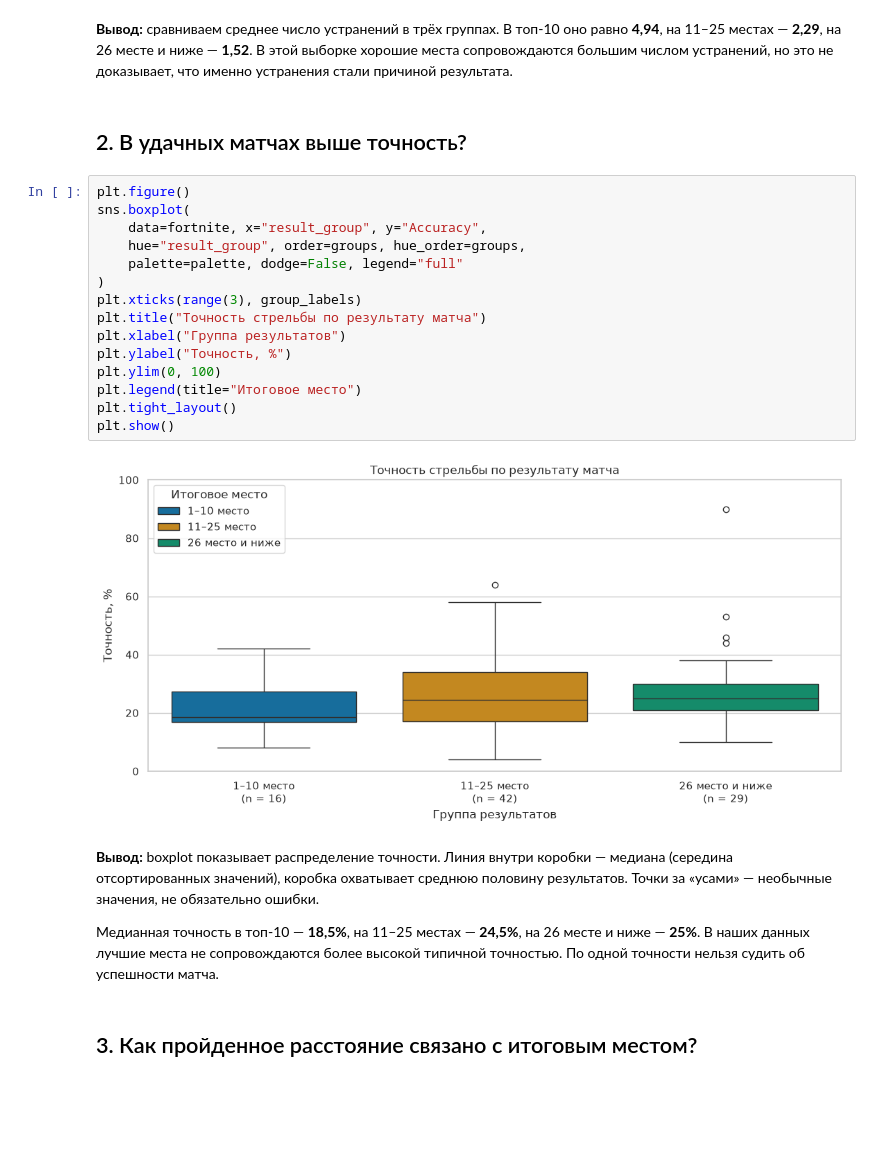
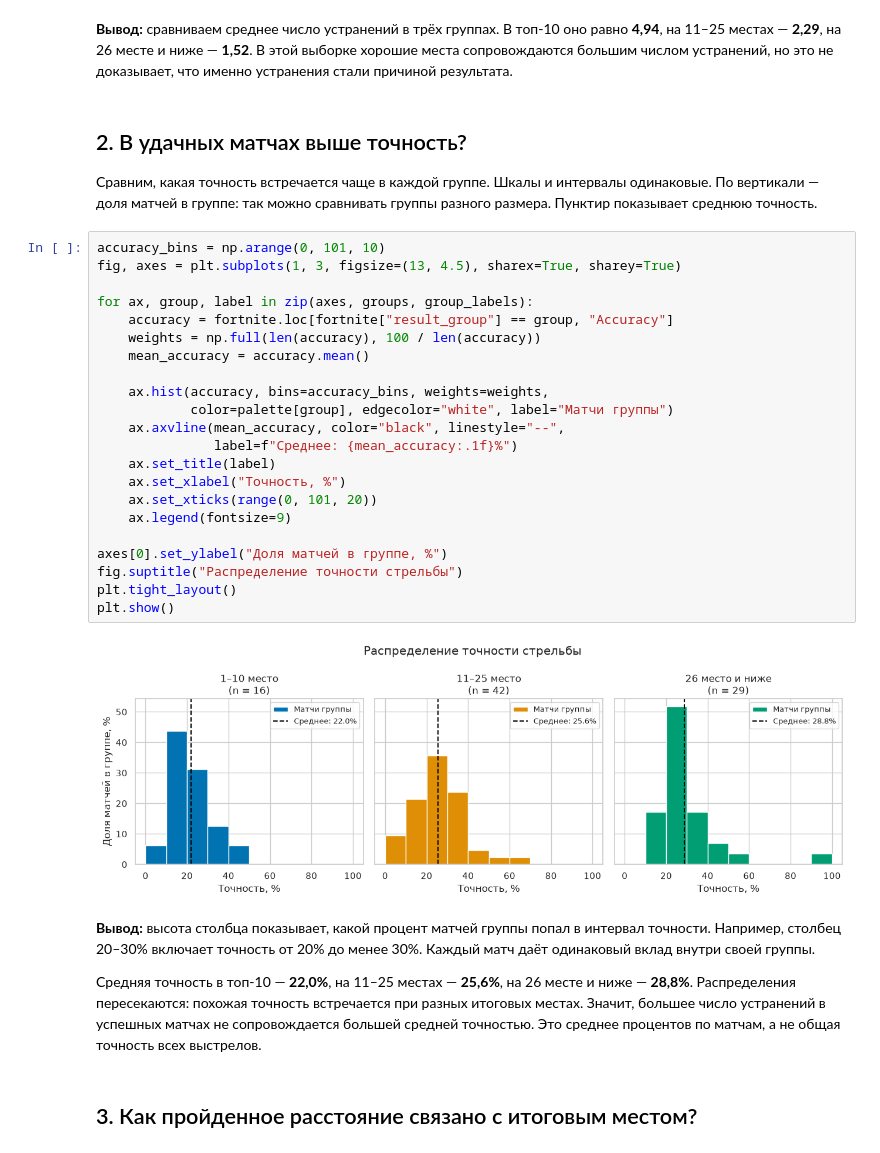
Before and after one commit to aleksei-manikhin/sem3_lab_02_IAPP, a Jupyter notebook: fortnite.ipynb, the cells around one changed output. Saved outputs shown, nothing was run; the diff lists cells and outputs as text; blank space fills up the shorter version.

```diff
--- a/fortnite.ipynb
+++ b/fortnite.ipynb
@@ -73,31 +73,43 @@ plt.show()
 В этой выборке хорошие места сопровождаются большим числом устранений, но это не доказывает, что именно устранения стали причиной результата.
 # %% [markdown]
 ## 2. В удачных матчах выше точность?
+
+Сравним, какая точность встречается чаще в каждой группе. Шкалы и интервалы одинаковые.
+По вертикали — доля матчей в группе: так можно сравнивать группы разного размера.
+Пунктир показывает среднюю точность.
 # %%
-plt.figure()
-sns.boxplot(
-    data=fortnite, x="result_group", y="Accuracy",
-    hue="result_group", order=groups, hue_order=groups,
-    palette=palette, dodge=False, legend="full"
-)
-plt.xticks(range(3), group_labels)
-plt.title("Точность стрельбы по результату матча")
-plt.xlabel("Группа результатов")
-plt.ylabel("Точность, %")
-plt.ylim(0, 100)
-plt.legend(title="Итоговое место")
+accuracy_bins = np.arange(0, 101, 10)
+fig, axes = plt.subplots(1, 3, figsize=(13, 4.5), sharex=True, sharey=True)
+
+for ax, group, label in zip(axes, groups, group_labels):
+    accuracy = fortnite.loc[fortnite["result_group"] == group, "Accuracy"]
+    weights = np.full(len(accuracy), 100 / len(accuracy))
+    mean_accuracy = accuracy.mean()
+
+    ax.hist(accuracy, bins=accuracy_bins, weights=weights,
+            color=palette[group], edgecolor="white", label="Матчи группы")
+    ax.axvline(mean_accuracy, color="black", linestyle="--",
+               label=f"Среднее: {mean_accuracy:.1f}%")
+    ax.set_title(label)
+    ax.set_xlabel("Точность, %")
+    ax.set_xticks(range(0, 101, 20))
+    ax.legend(fontsize=9)
+
+axes[0].set_ylabel("Доля матчей в группе, %")
+fig.suptitle("Распределение точности стрельбы")
 plt.tight_layout()
 plt.show()
 # %% [output]
-[figure, old version]
+[figure, new version]
 # %% [markdown]
-**Вывод:** boxplot показывает распределение точности. Линия внутри коробки — медиана
-(середина отсортированных значений), коробка охватывает среднюю половину результатов.
-Точки за «усами» — необычные значения, не обязательно ошибки.
+**Вывод:** высота столбца показывает, какой процент матчей группы попал в интервал точности.
+Например, столбец 20–30% включает точность от 20% до менее 30%.
+Каждый матч даёт одинаковый вклад внутри своей группы.
 
-Медианная точность в топ-10 — **18,5%**, на 11–25 местах — **24,5%**, на 26 месте и ниже — **25%**.
-В наших данных лучшие места не сопровождаются более высокой типичной точностью.
-По одной точности нельзя судить об успешности матча.
+Средняя точность в топ-10 — **22,0%**, на 11–25 местах — **25,6%**, на 26 месте и ниже — **28,8%**.
+Распределения пересекаются: похожая точность встречается при разных итоговых местах.
+Значит, большее число устранений в успешных матчах не сопровождается большей средней точностью.
+Это среднее процентов по матчам, а не общая точность всех выстрелов.
 # %% [markdown]
 ## 3. Как пройденное расстояние связано с итоговым местом?
 # %%
```
Also changed, not shown: parts of 3 cells of this notebook.
